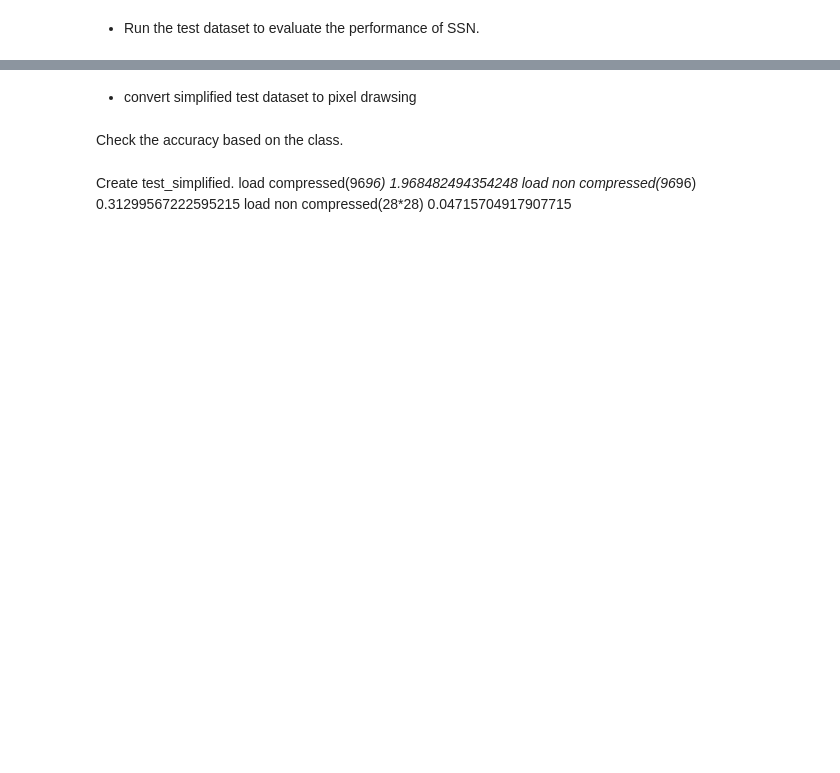
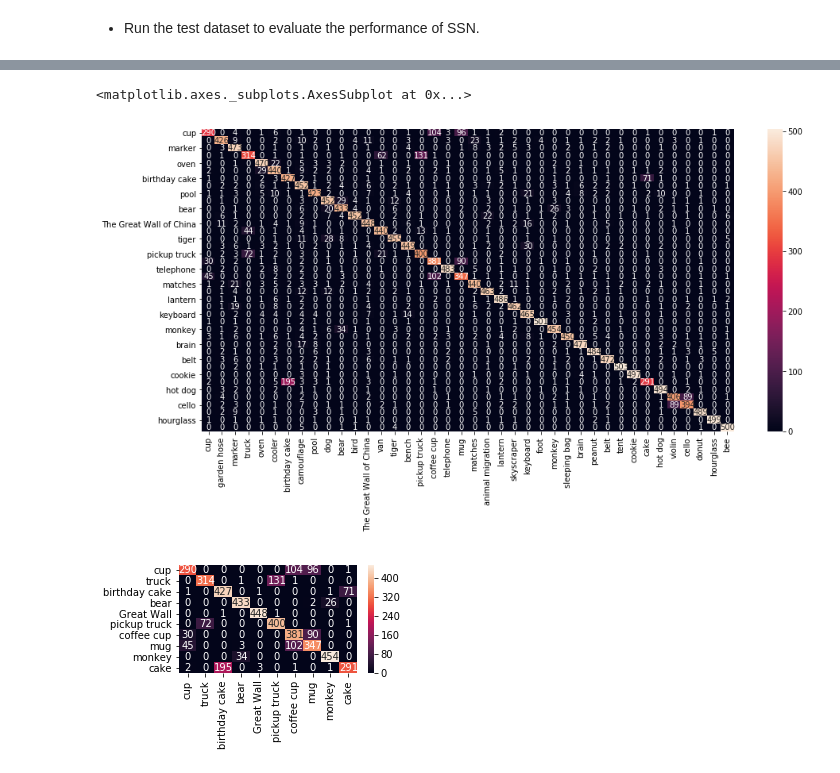
Before and after one commit to tosmaster/imagevision, a Jupyter notebook: quick-drawing-resnet50.ipynb, the cells around one changed output, grey strips where cells are left out. Cells and saved outputs as stored; diff of their text form; code cells hidden in the pictures; blank space fills up the shorter version.

```diff
--- a/quick-drawing-resnet50.ipynb
+++ b/quick-drawing-resnet50.ipynb
@@ -642,7 +628,11 @@ def evaluate_test(test_data, model,args):
 
             y_val = y.reshape(-1,1)
             y_pred = y_pred.data.cpu().numpy()
-            y_eval_list.append((y_val.data.cpu().numpy(),np.argmax(y_pred,axis=1)))
+
+            y_pred_label = np.argmax(y_pred,axis=1)
+            y_label = y.data.cpu().numpy()
+
+            y_eval_list.append((y_label,y_pred_label))
 
             mAP = 100 * mean_ap_3(y_val,y_pred,1)
             mAP3 = 100 * mean_ap_3(y_val,y_pred,3)
@@ -658,2 +645,0 @@ model = ssn_model
-# %%
-args['model'] = 'ssn'
@@ -782,12 +668,0 @@ np.save("center_feature_" + args['model'],center_feature)
-# %%
-import seaborn as sn
-import pandas as pd
-import matplotlib.pyplot as plt
-
-for i,item in enumerate(y_eval_list):
-    y_list = zip(item)
-    print(item)
-df_cm = pd.DataFrame(y_pred, index = [name for name in QD.qd_names],
-                  columns = [name for name in QD.qd_names])
-plt.figure(figsize = (10,7))
-sn.heatmap(df_cm, annot=True)
@@ -817,9 +669,49 @@ ValueError: Shape of passed values is (40, 128), indices imply (40, 40)
-# %% [markdown]
-* convert simplified test dataset to pixel drawsing
-# %% [markdown]
-Check the accuracy based on the class.
-# %% [markdown]
-Create test_simplified.
-load compressed(96*96) 1.968482494354248
-load non compressed(96*96)  0.31299567222595215
-load non compressed(28*28) 0.04715704917907715
+# %%
+import seaborn as sn
+import pandas as pd
+import matplotlib.pyplot as plt
+
+matrix = np.zeros((40,40))
+for i,item in enumerate(y_eval_list):
+    for j in range(512):
+        matrix[i][y_eval_list[i][1][j]] +=1
+        #if y_eval_list[i][1][j] != i:
+            #print(i,j,y_eval_list[i][1][j])
+
+df_cm = pd.DataFrame(matrix, index = [name for name in QD.qd_names],
+                  columns = [name for name in QD.qd_names],dtype = np.int16)
+plt.figure(figsize = (15,7))
+sn.heatmap(df_cm, annot=True, fmt="d")
+
+
+#Just rename some category for the display.
+cat_names =['cup','garden hose', 'marker', 'truck', 'oven', 'cooler', 'birthday cake',
+'camouflage', 'pool', 'dog', 'bear','bird', 'Great Wall','van',
+'tiger', 'bench', 'pickup truck','coffee cup', 'telephone', 'mug','matches',
+'animal migration', 'lantern', 'skyscraper','keyboard','foot','monkey','sleeping bag',
+'brain', 'peanut', 'belt', 'tent','cookie', 'cake','hot dog',
+'violin', 'cello', 'donut', 'hourglass', 'bee']
+
+#We choose 10 categories to form a confusion matrix
+cat = [0,3,6,10,12,16,17,19,26,33]
+small = np.zeros((10,10))
+
+l = 0
+for i in range(40):
+    if i in cat:
+        k = 0
+        for j in range(40):
+            if j in cat:
+                small[l][k] = matrix[i][j]
+                #print(i,cat_names[j],matrix[i][j])
+                k += 1
+        l += 1
+
+df_cm = pd.DataFrame(small, index = [cat_names[n] for n in cat],
+                  columns = [cat_names[n] for n in cat],dtype = np.int16)
+plt.figure(figsize = (4,2))
+sn.heatmap(df_cm, annot=True, fmt="d")
+# %% [output]
+<matplotlib.axes._subplots.AxesSubplot at 0x...>
+[figure, added]
+[figure, added]
```
Also changed, not shown: parts of 18 cells of this notebook.
